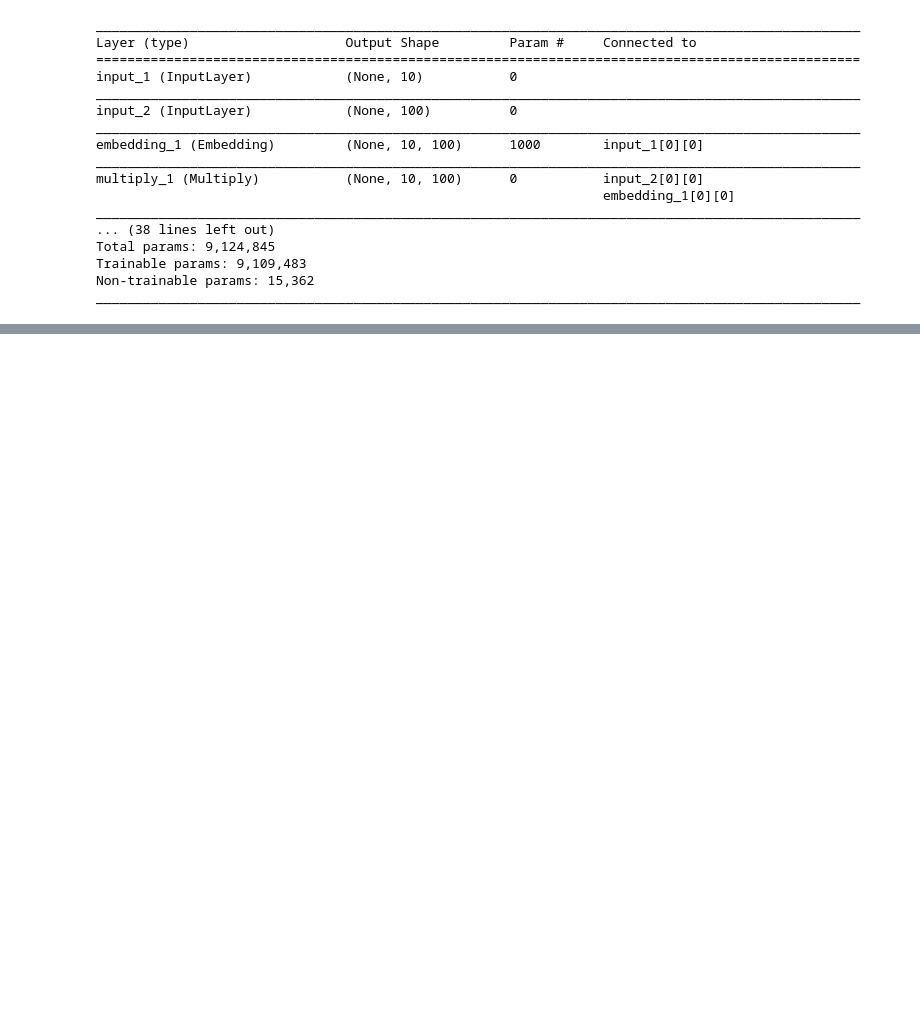
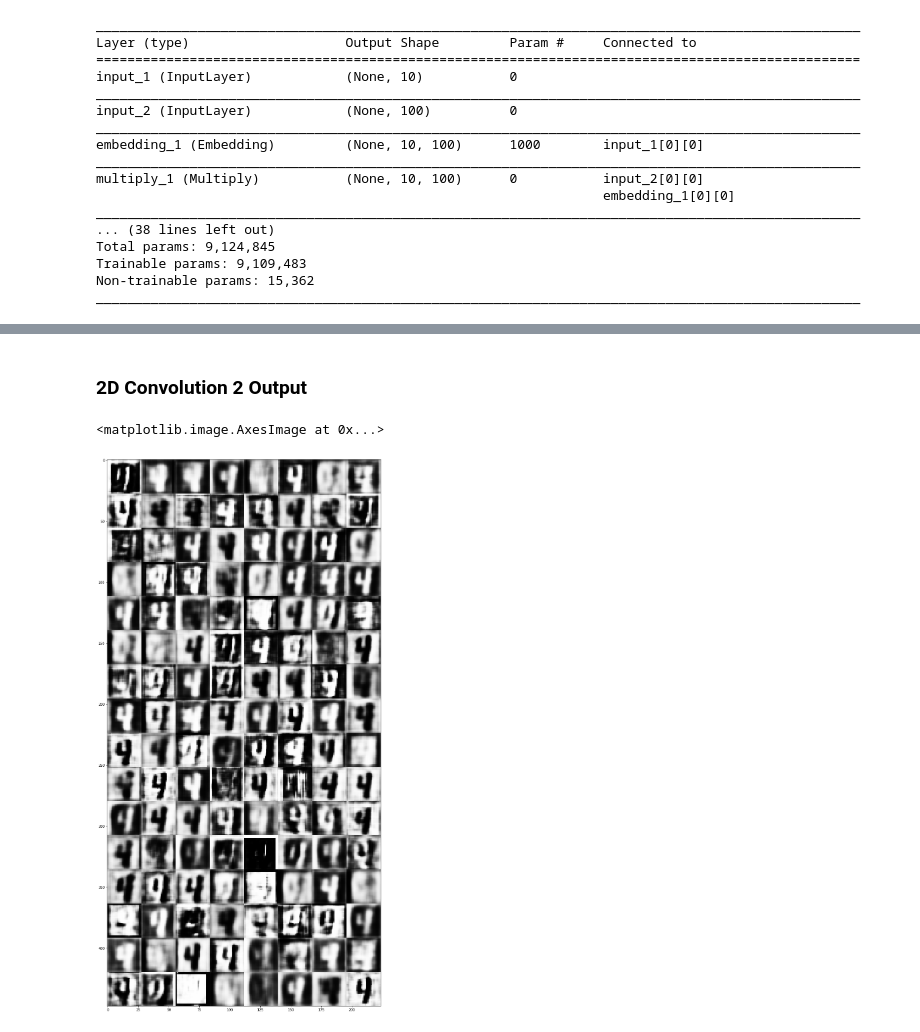
Before and after one commit to dknine-zz/gan, a Jupyter notebook: ac_gan.ipynb, the cells around one changed output, grey strips where cells are left out. Saved outputs shown, nothing was run; the diff lists cells and outputs as text; code cells hidden in the pictures; blank space fills up the shorter version.

```diff
--- a/ac_gan.ipynb
+++ b/ac_gan.ipynb
@@ -428,0 +380,10 @@ dense2
+# %% [markdown]
+### 2D Convolution 2 Output
+# %%
+plt.rcParams['figure.figsize'] = (15, 30)
+c2 = np.concatenate([np.concatenate([conv24[:, :, :, j*8+i].squeeze() for i in range(8)], axis=1) for j in range(16)])
+c2img = Image.fromarray((c2 + 1) * 127.5)
+plt.imshow(c2img)
+# %% [output]
+<matplotlib.image.AxesImage at 0x...>
+[figure, added]
```
Also changed, not shown: parts of 22 cells of this notebook.
